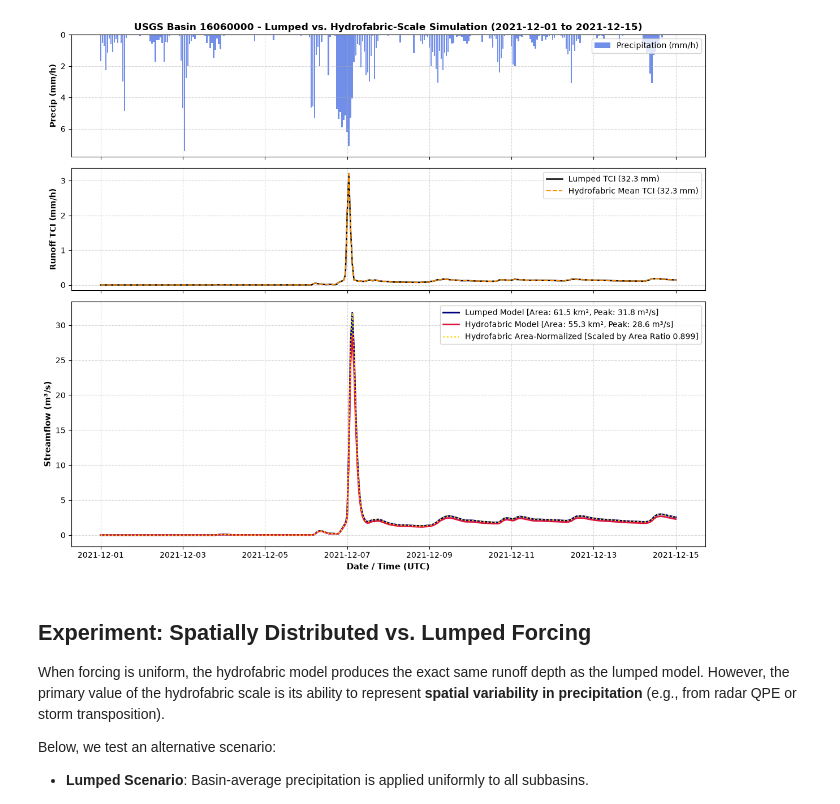
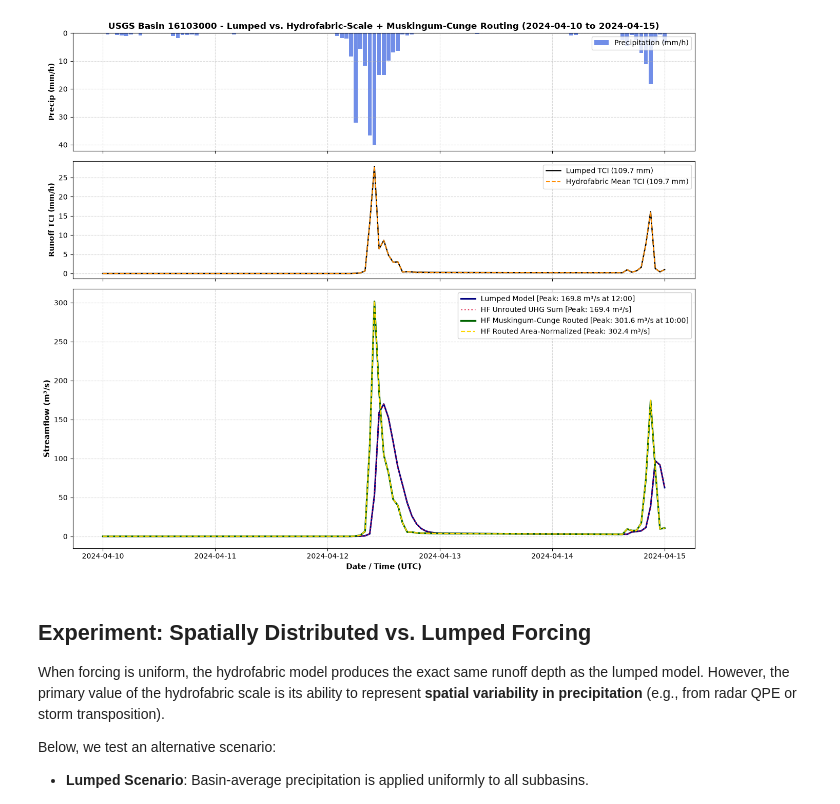
Before and after one commit to RTIInternational/CIROH-Flash-Flood-Scenario-Tool, a Jupyter notebook: notebooks/exploration/hydrofabric_test.ipynb, the cells around one changed output. Cells and saved outputs as stored; diff of their text form; code cells hidden in the pictures.

Commit message:
Tested routingimplementation in notebook

```diff
--- a/notebooks/exploration/hydrofabric_test.ipynb
+++ b/notebooks/exploration/hydrofabric_test.ipynb
@@ -138,7 +133,7 @@ To simulate streamflow at the hydrofabric scale, we need both **SACSMA** (soil m
 # %%
 # Simulation date range for testing
-start_date = "2021-12-01 00:00:00"
-end_date   = "2021-12-15 00:00:00"
+start_date = "2024-04-10 00:00:00"
+end_date   = "2024-04-15 00:00:00"
 
 # --- 1. Construct Hydrofabric UHG Parameters ---
 with open(lumped_uhg_params_path) as f:
@@ -323,7 +318,9 @@ from muskingum_cunge import route_muskingum_cunge
 if cfg_sh["simulation"]["time_units"] != "s":
     raise ValueError("Routing expects the SAC time step to be configured in seconds.")
 
-# Route the SAC TCI depths before they are passed through the unit hydrograph.
+# Route the SAC TCI depths through the Muskingum-Cunge channel reach network.
+# 1. Format the TCI array into a long-form DataFrame expected by route_muskingum_cunge:
+#    columns: [value_time, location_id (divide/catchment ID), value (mm), variable_name='tci', measurement_unit='mm']
 tci_input = pd.DataFrame({
     "value_time": np.repeat(pd.to_datetime(times), len(hf_ids)),
     "location_id": np.tile(hf_ids, len(times)),
@@ -331,7 +328,11 @@ tci_input = pd.DataFrame({
     "variable_name": "tci",
     "measurement_unit": "mm",
 })
-routing_output_dir = PROJ_DIR / "data" / "output" / f"basin_{gage}" / "muskingum_cunge"
+
+# 2. Specify output directory under the updated regional directory structure
+routing_output_dir = region_dir / "hydro_model" / "calibration_results" / "outputs" / f"basin_{gage}" / "muskingum_cunge"
+
+# 3. Execute Muskingum-Cunge routing using the precomputed reach geometry and rating curves
 routing_result = route_muskingum_cunge(
     tci=tci_input,
     usgs_id=gage,
@@ -342,14 +343,19 @@ routing_result = route_muskingum_cunge(
     lateral_inflow_mode="head",
     output_dir=routing_output_dir,
 )
+
+# 4. Extract routed results: reach-by-reach flows, hourly aggregated flows, and terminal outlet flows
 routed_reaches = routing_result.per_reach
 routed_reaches_hourly = routing_result.hourly
 routed_outlets = routing_result.outlet
+
+# 5. Check if any reach experienced flow exceeding rating curve bounds
 if routing_result.rating_exceeded:
     warnings.warn(
         f"Routing inflow exceeded the precomputed rating curves for: {routing_result.rating_exceeded}",
         RuntimeWarning,
     )
+
 print(f"Saved routed reach, hourly reach, and outlet discharge to {routing_output_dir}")
 print("Stability-adjusted reaches:", routing_result.stability_adjusted_reaches)
 display(routed_outlets.groupby("location_id")["value"].agg(["count", "mean", "max"]))
@@ -436,39 +520,57 @@ The simulated peak flow and volume differences (0.8995) correspond exactly to th
 # %%
-# Plot Hydrograph & Runoff Comparison
-fig, (ax_ppt, ax_tci, ax_q) = plt.subplots(3, 1, figsize=(12, 10), sharex=True, gridspec_kw={'height_ratios': [1, 1, 2]})
+    # ── Plot Hydrograph & Runoff Comparison ──────────────────────────────────────
+# Create 3-panel diagnostic plot:
+# Panel 1: Observed basin precipitation hyetograph
+# Panel 2: Total Channel Inflow (TCI) runoff generation (Lumped vs HF mean)
+# Panel 3: Streamflow hydrographs comparing:
+#          - Lumped Model (single HRU + Lumped UHG)
+#          - Hydrofabric Model (Unrouted sum of subbasin UHGs)
+#          - Hydrofabric Model (Muskingum-Cunge Channel Routed)
+#          - Hydrofabric Model Routed (Area-Normalized for direct shape & timing comparison)
 
-# 1. Precipitation hyetograph
+fig, (ax_ppt, ax_tci, ax_q) = plt.subplots(3, 1, figsize=(13, 11), sharex=True, gridspec_kw={'height_ratios': [1, 1, 2.2]})
+
+# 1. Precipitation hyetograph (inverted standard display)
 ax_ppt.bar(df_results.index, df_results['precip_mm'], width=0.035, color='royalblue', alpha=0.75, label='Precipitation (mm/h)')
 ax_ppt.set_ylabel('Precip (mm/h)', fontsize=10, fontweight='bold')
-ax_ppt.set_title(f"USGS Basin {gage} - Lumped vs. Hydrofabric-Scale Simulation ({start_date[:10]} to {end_date[:10]})", fontsize=12, fontweight='bold')
+ax_ppt.set_title(f"USGS Basin {gage} - Lumped vs. Hydrofabric-Scale + Muskingum-Cunge Routing ({start_date[:10]} to {end_date[:10]})", fontsize=12, fontweight='bold')
 ax_ppt.grid(True, linestyle='--', alpha=0.5)
 ax_ppt.legend(loc='upper right')
-ax_ppt.invert_yaxis()  # standard hyetograph orientation
+ax_ppt.invert_yaxis()
 
 # 2. Total Channel Inflow (TCI)
 ax_tci.plot(df_results.index, df_results['tci_lumped_mm'], color='black', linewidth=1.8, label=f'Lumped TCI ({tci_lumped_tot:.1f} mm)')
 ax_tci.plot(df_results.index, df_results['tci_hf_mean_mm'], color='darkorange', linewidth=1.5, linestyle='--', label=f'Hydrofabric Mean TCI ({tci_hf_tot:.1f} mm)')
 ax_tci.set_ylabel('Runoff TCI (mm/h)', fontsize=10, fontweight='bold')
 ax_tci.grid(True, linestyle='--', alpha=0.5)
 ax_tci.legend(loc='upper right')
 
-# 3. Streamflow hydrograph
+# 3. Streamflow hydrograph comparison
+# Curve A: Lumped Model
 ax_q.plot(df_results.index, df_results['q_lumped_cms'], color='navy', linewidth=2.2,
-          label=f"Lumped Model [Area: {lumped_area:.1f} km², Peak: {peak_lumped:.1f} m³/s]")
-ax_q.plot(df_results.index, df_results['q_hf_total_cms'], color='crimson', linewidth=2.0, linestyle='-',
-          label=f"Hydrofabric Model [Area: {total_hf_area:.1f} km², Peak: {peak_hf:.1f} m³/s]")
-ax_q.plot(df_results.index, df_results['q_hf_area_scaled_cms'], color='gold', linewidth=1.8, linestyle=':',
-          label=f"Hydrofabric Area-Normalized [Scaled by Area Ratio {area_ratio:.3f}]")
+          label=f"Lumped Model [Peak: {peak_lumped:.1f} m³/s at {str(t_peak_lumped)[11:16]}]")
+
+# Curve B: Hydrofabric Model Unrouted (sum of subbasin UHGs)
+ax_q.plot(df_results.index, df_results['q_hf_total_cms'], color='crimson', linewidth=1.8, linestyle=':', alpha=0.8,
+          label=f"HF Unrouted UHG Sum [Peak: {peak_hf:.1f} m³/s]")
+
+# Curve C: Hydrofabric Model Routed via Muskingum-Cunge
+ax_q.plot(df_results.index, df_results['q_hf_routed_cms'], color='darkgreen', linewidth=2.4, linestyle='-',
+          label=f"HF Muskingum-Cunge Routed [Peak: {peak_routed:.1f} m³/s at {str(t_peak_routed)[11:16]}]")
+
+# Curve D: Area-Normalized Routed Hydrograph (normalized by area ratio 0.9974 for exact comparison)
+ax_q.plot(df_results.index, df_results['q_hf_routed_area_scaled_cms'], color='gold', linewidth=1.6, linestyle='--',
+          label=f"HF Routed Area-Normalized [Peak: {df_results['q_hf_routed_area_scaled_cms'].max():.1f} m³/s]")
 
 ax_q.set_ylabel('Streamflow (m³/s)', fontsize=11, fontweight='bold')
 ax_q.set_xlabel('Date / Time (UTC)', fontsize=11, fontweight='bold')
 ax_q.grid(True, linestyle='--', alpha=0.5)
 ax_q.legend(loc='upper right', framealpha=0.9)
 
 plt.tight_layout()
 plt.show()
 # %% [output]
-[figure, old version]
+[figure, new version]
 # %% [markdown]
 ## Experiment: Spatially Distributed vs. Lumped Forcing
 
```
Also changed, not shown: parts of 12 cells of this notebook.
